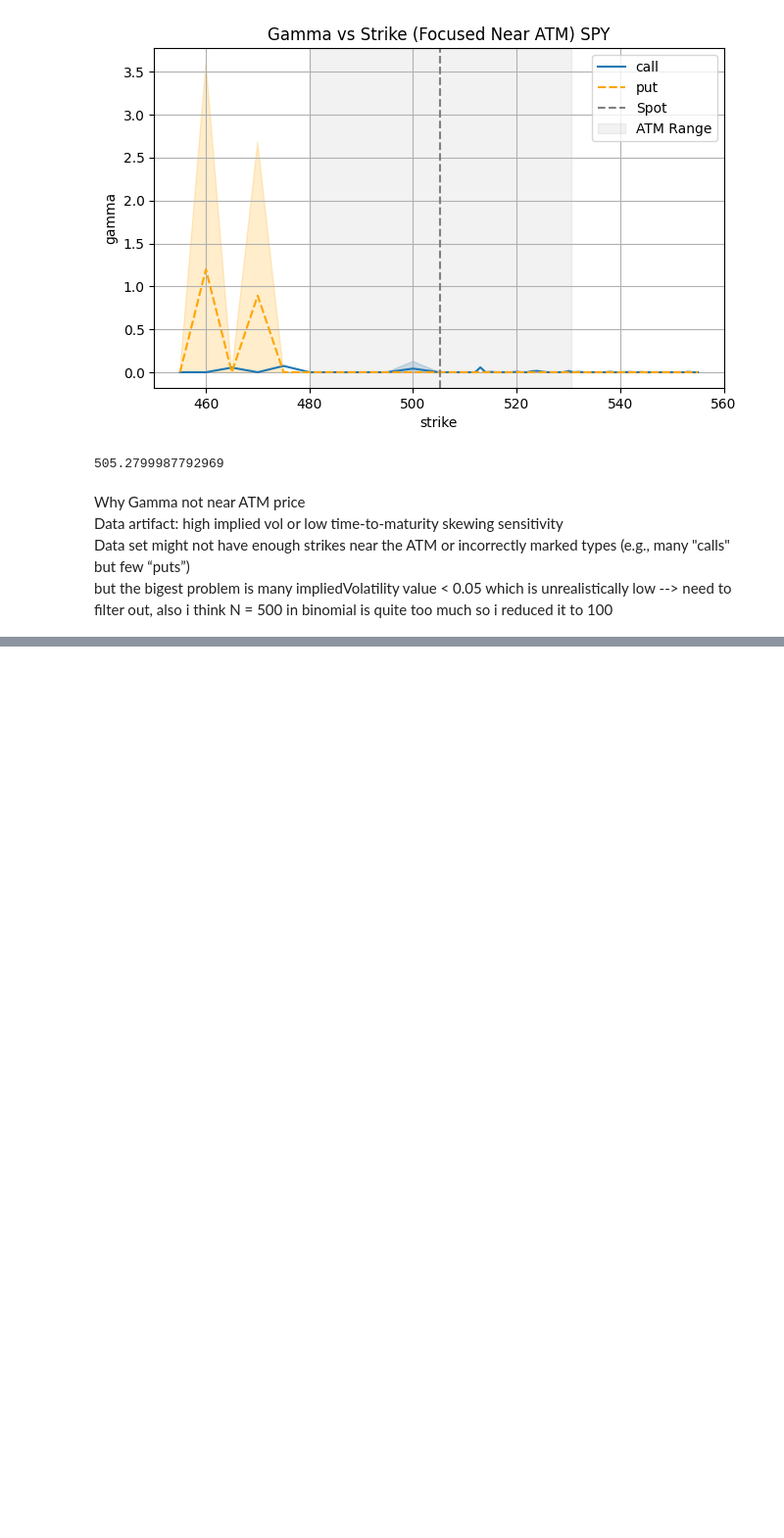
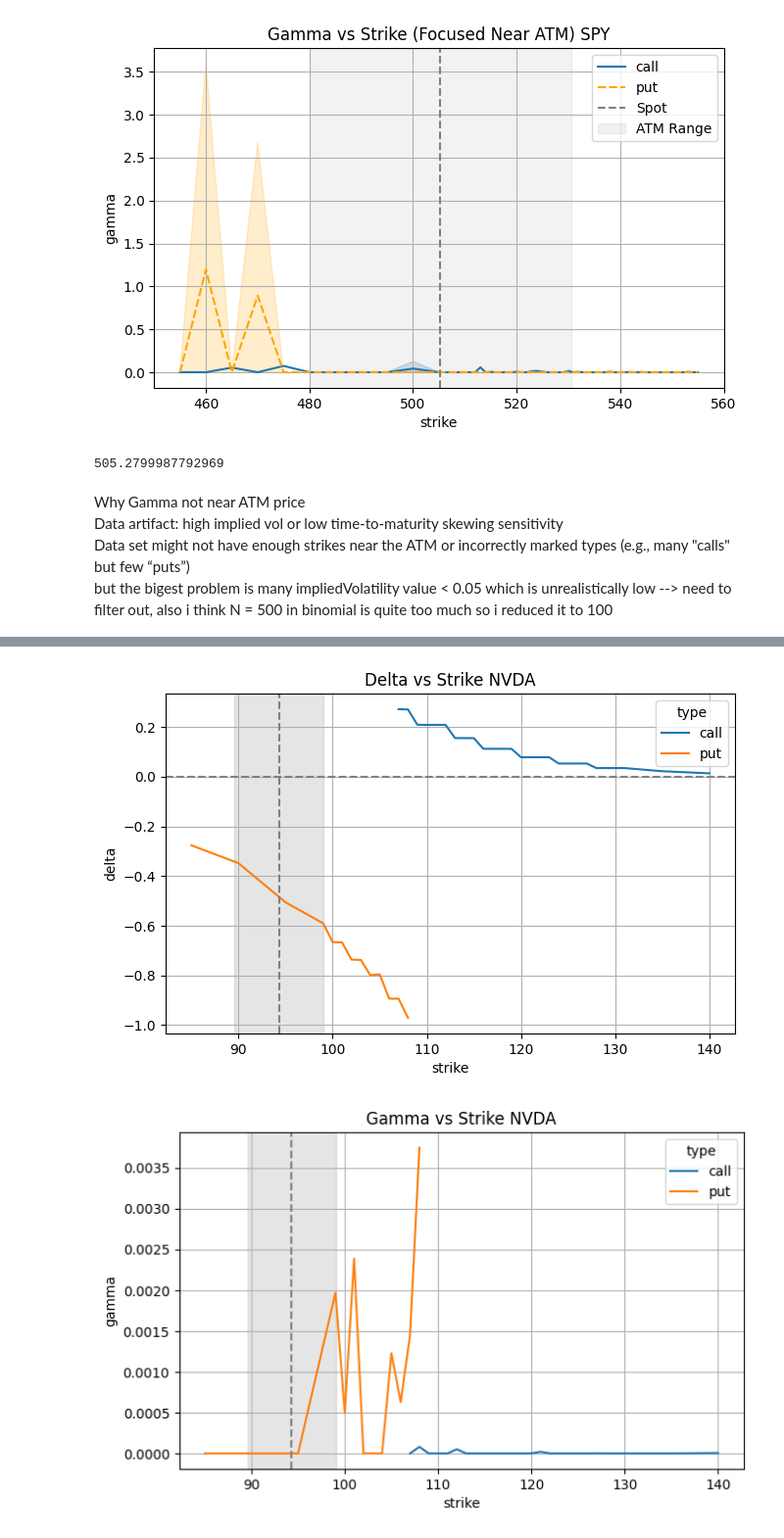
Before and after one commit to Pitchaya-Teeraruttakul/Option-Pricing-and-Risk-Analysis, a Jupyter notebook: notebooks/exploreTheGreeks.ipynb, the cells around one changed output, grey strips where cells are left out. Shown at 98% size. Cells and saved outputs as stored; diff of their text form; code cells hidden in the pictures; blank space fills up the shorter version.

```diff
--- a/notebooks/exploreTheGreeks.ipynb
+++ b/notebooks/exploreTheGreeks.ipynb
@@ -200,0 +202,11 @@ plotTheGreeks(dfspy, "SPY")
+# %%
+lastFilterNVDA = nvdaFilter[(nvdaFilter["ttm"] > 0.05) & (nvdaFilter["ttm"] < 0.15) & (nvdaFilter["impliedVolatility"] > 0.1) & (nvdaFilter["impliedVolatility"] < 0.7)]
+lastFilterSPY = spyFilter[(spyFilter["ttm"] > 0.05) & (spyFilter["ttm"] < 0.15) & (spyFilter["impliedVolatility"] > 0.1) & (spyFilter["impliedVolatility"] < 0.7)]
+# %%
+dfNVDA = calculateGreeks(lastFilterNVDA)
+dfSPY = calculateGreeks(lastFilterSPY)
+# %%
+plotTheGreeks(dfNVDA, "NVDA")
+# %% [output]
+[figure, added]
+[figure, added]
```
Also changed, not shown: parts of 10 cells of this notebook, 1 other file.
